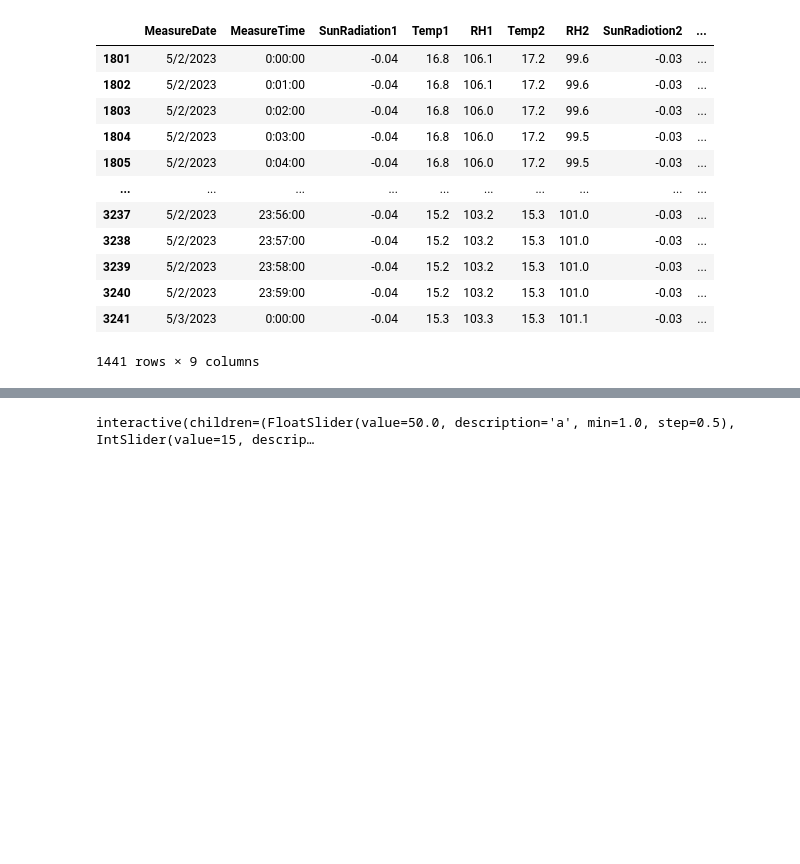
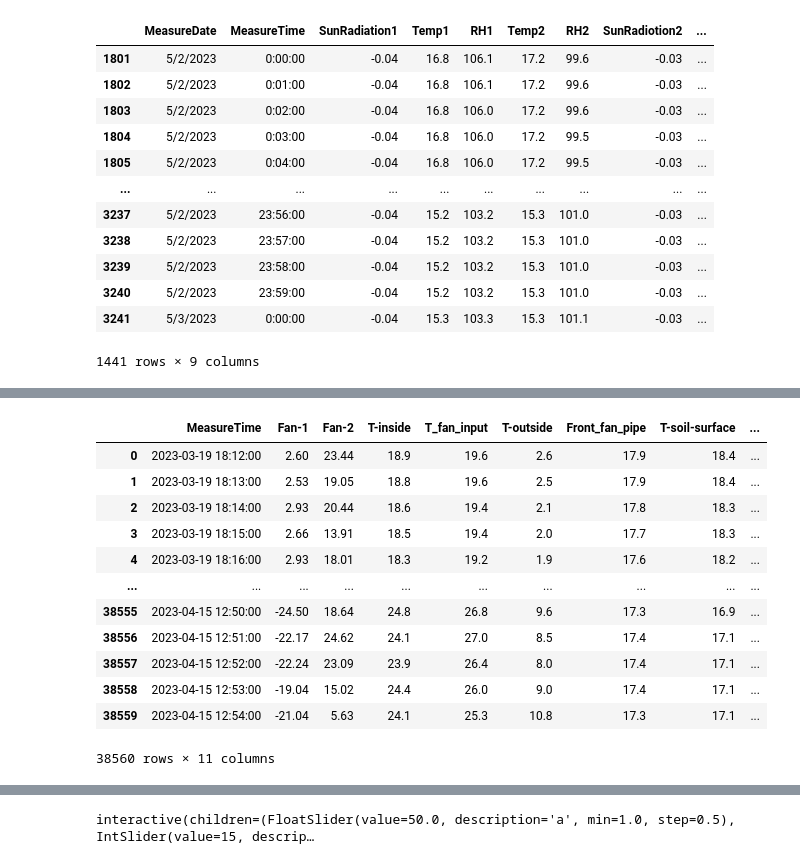
Before and after one commit to Generjet/Yargait-greenhouse, a Jupyter notebook: hotAir.ipynb, the cells around one changed output, grey strips where cells are left out. Saved outputs shown, nothing was run; the diff lists cells and outputs as text; code cells hidden in the pictures; blank space fills up the shorter version.

```diff
--- a/hotAir.ipynb
+++ b/hotAir.ipynb
@@ -72 +118,23 @@ dfNoRH
+# %%
+# April data
+
+mar19Apr = pd.read_csv("data/YargaitGH-2023-03-19-04-15.csv")
+mar19Apr["MeasureTime"] = pd.to_datetime(mar19Apr["MeasureTime"], format="%m/%d/%Y %H:%M")
+# nov8 = nov8.iloc[df['MeasureTime'] > '2022-11-10 12:00:00']
+# jan8 = jan8.loc[(jan8["MeasureTime"] >= '2023-01-09 00:00') & (df["MeasureTime"] <= '2023-01-12 00:00')]
+mar19Apr
+# %% [output]
+|  | MeasureTime | Fan-1 | Fan-2 | T-inside | T_fan_input | T-outside | Front_fan_pipe | T-soil-surface | ... |
+| 0 | 2023-03-19 18:12:00 | 2.60 | 23.44 | 18.9 | 19.6 | 2.6 | 17.9 | 18.4 | ... |
+| 1 | 2023-03-19 18:13:00 | 2.53 | 19.05 | 18.8 | 19.6 | 2.5 | 17.9 | 18.4 | ... |
+| 2 | 2023-03-19 18:14:00 | 2.93 | 20.44 | 18.6 | 19.4 | 2.1 | 17.8 | 18.3 | ... |
+| 3 | 2023-03-19 18:15:00 | 2.66 | 13.91 | 18.5 | 19.4 | 2.0 | 17.7 | 18.3 | ... |
+| 4 | 2023-03-19 18:16:00 | 2.93 | 18.01 | 18.3 | 19.2 | 1.9 | 17.6 | 18.2 | ... |
+| ... | ... | ... | ... | ... | ... | ... | ... | ... | ... |
+| 38555 | 2023-04-15 12:50:00 | -24.50 | 18.64 | 24.8 | 26.8 | 9.6 | 17.3 | 16.9 | ... |
+| 38556 | 2023-04-15 12:51:00 | -22.17 | 24.62 | 24.1 | 27.0 | 8.5 | 17.4 | 17.1 | ... |
+| 38557 | 2023-04-15 12:52:00 | -22.24 | 23.09 | 23.9 | 26.4 | 8.0 | 17.4 | 17.1 | ... |
+| 38558 | 2023-04-15 12:53:00 | -19.04 | 15.02 | 24.4 | 26.0 | 9.0 | 17.4 | 17.1 | ... |
+| 38559 | 2023-04-15 12:54:00 | -21.04 | 5.63 | 24.1 | 25.3 | 10.8 | 17.3 | 17.1 | ... |
+38560 rows × 11 columns
 # %%
```
Also changed, not shown: parts of 8 cells of this notebook, 6 other files.
